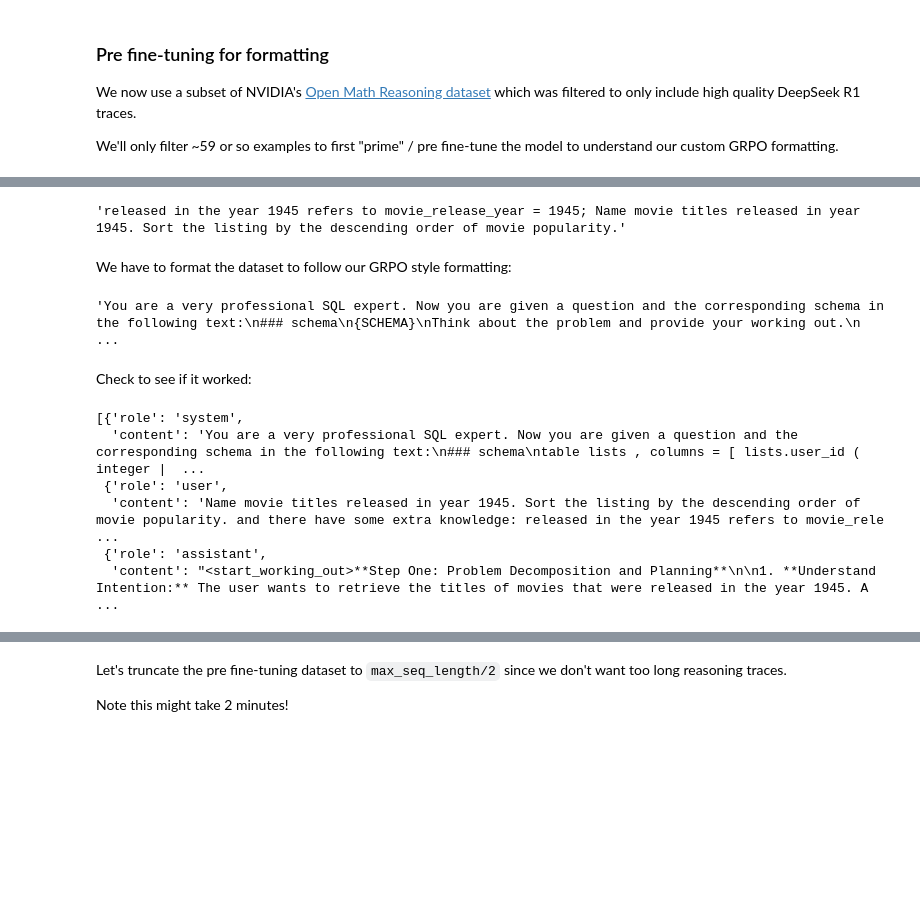
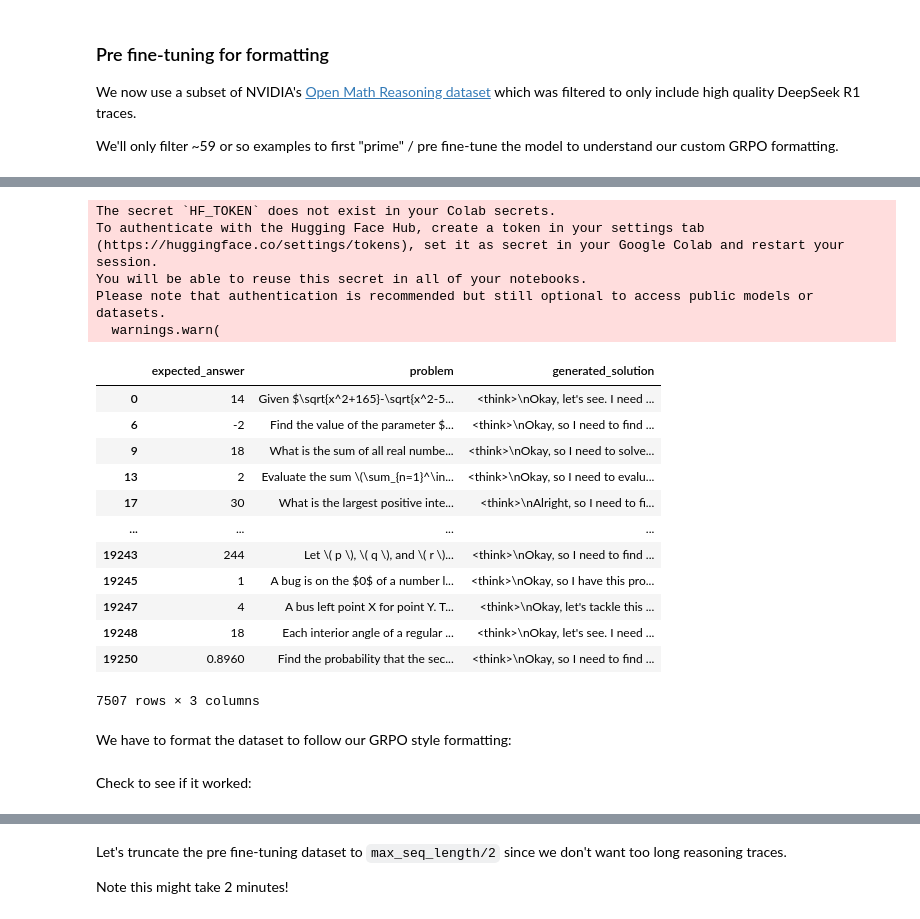
Before and after one commit to ChinaStark/-operating-system_practice, a Jupyter notebook: nb/Qwen3_(4B)-GRPO.ipynb, the cells around one changed output, grey strips where cells are left out. Saved outputs shown, nothing was run; the diff lists cells and outputs as text; code cells hidden in the pictures; blank space fills up the shorter version.

```diff
--- a/nb/Qwen3_(4B)-GRPO.ipynb
+++ b/nb/Qwen3_(4B)-GRPO.ipynb
@@ -215,7 +146,38 @@ dataset
-# %%
-dataset.head(1)['text'].tolist()[0]
-# %% [output]
-'released in the year 1945 refers to movie_release_year = 1945; Name movie titles released in year 1945. Sort the listing by the descending order of movie popularity.'
+# %%
+from datasets import load_dataset
+import pandas as pd
+import numpy as np
+
+dataset = load_dataset("unsloth/OpenMathReasoning-mini", split = "cot")
+dataset = dataset.to_pandas()[
+    ["expected_answer", "problem", "generated_solution"]
+]
+
+# Try converting to number - if not, replace with NaN
+is_number = pd.to_numeric(pd.Series(dataset["expected_answer"]), errors = "coerce").notnull()
+# Select only numbers
+dataset = dataset.iloc[np.where(is_number)[0]]
+
+dataset
+# %% [output]
+The secret `HF_TOKEN` does not exist in your Colab secrets.
+To authenticate with the Hugging Face Hub, create a token in your settings tab (https://huggingface.co/settings/tokens), set it as secret in your Google Colab and restart your session.
+You will be able to reuse this secret in all of your notebooks.
+Please note that authentication is recommended but still optional to access public models or datasets.
+  warnings.warn(
+|  | expected_answer | problem | generated_solution |
+| 0 | 14 | Given $\sqrt{x^2+165}-\sqrt{x^2-5... | <think>\nOkay, let's see. I need ... |
+| 6 | -2 | Find the value of the parameter $... | <think>\nOkay, so I need to find ... |
+| 9 | 18 | What is the sum of all real numbe... | <think>\nOkay, so I need to solve... |
+| 13 | 2 | Evaluate the sum \(\sum_{n=1}^\in... | <think>\nOkay, so I need to evalu... |
+| 17 | 30 | What is the largest positive inte... | <think>\nAlright, so I need to fi... |
+| ... | ... | ... | ... |
+| 19243 | 244 | Let \( p \), \( q \), and \( r \)... | <think>\nOkay, so I need to find ... |
+| 19245 | 1 | A bug is on the $0$ of a number l... | <think>\nOkay, so I have this pro... |
+| 19247 | 4 | A bus left point X for point Y. T... | <think>\nOkay, let's tackle this ... |
+| 19248 | 18 | Each interior angle of a regular ... | <think>\nOkay, let's see. I need ... |
+| 19250 | 0.8960 | Find the probability that the sec... | <think>\nOkay, so I need to find ... |
+7507 rows × 3 columns
 # %% [markdown]
 We have to format the dataset to follow our GRPO style formatting:
 # %%
@@ -240,21 +202,8 @@ def format_dataset(x):
     ]
 
 dataset["Messages"] = dataset.apply(format_dataset, axis = 1)
-# %%
-system_prompt
-# %% [output]
-'You are a very professional SQL expert. Now you are given a question and the corresponding schema in the following text:\n### schema\n{SCHEMA}\nThink about the problem and provide your working out.\n ...
 # %% [markdown]
 Check to see if it worked:
-# %%
-dataset["Messages"][0]
-# %% [output]
-[{'role': 'system',
-  'content': 'You are a very professional SQL expert. Now you are given a question and the corresponding schema in the following text:\n### schema\ntable lists , columns = [ lists.user_id ( integer |  ...
- {'role': 'user',
-  'content': 'Name movie titles released in year 1945. Sort the listing by the descending order of movie popularity. and there have some extra knowledge: released in the year 1945 refers to movie_rele ...
- {'role': 'assistant',
-  'content': "<start_working_out>**Step One: Problem Decomposition and Planning**\n\n1. **Understand Intention:** The user wants to retrieve the titles of movies that were released in the year 1945. A ...
 # %%
 tokenizer.apply_chat_template(dataset["Messages"][0], tokenize = False)
 # %% [output]
```
Also changed, not shown: parts of 27 cells of this notebook.
